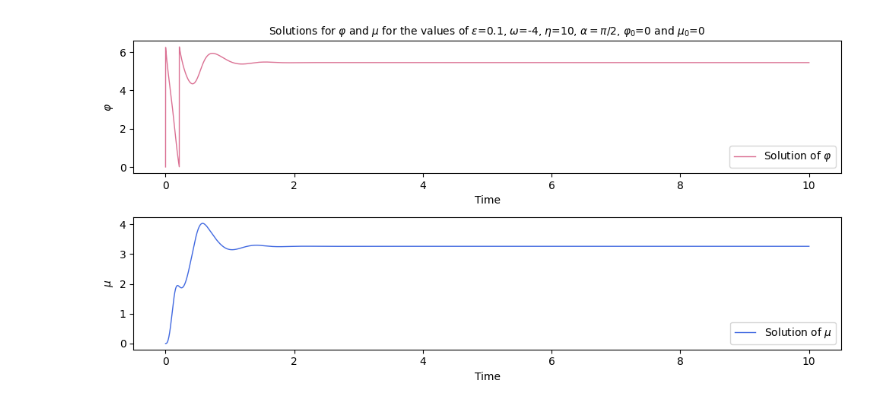
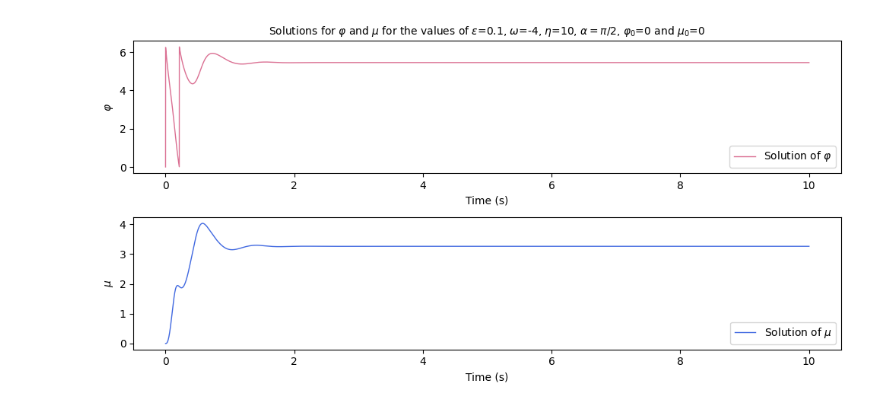
Before and after one commit to IvetS03/thesis_code, a Jupyter notebook: Solution_for_phi_and_mu_for_the_values_of_epsilon=0_1,_omega=_4,_eta=10,_alpha=pi_2_and_initial_conditions_of_[0,0]_.ipynb, the cells around one changed output. Cells and saved outputs as stored; diff of their text form; code cells hidden in the pictures.

```diff
--- a/Solution_for_phi_and_mu_for_the_values_of_epsilon=0_1,_omega=_4,_eta=10,_alpha=pi_2_and_initial_conditions_of_[0,0]_.ipynb
+++ b/Solution_for_phi_and_mu_for_the_values_of_epsilon=0_1,_omega=_4,_eta=10,_alpha=pi_2_and_initial_conditions_of_[0,0]_.ipynb
@@ -34,33 +34,33 @@ t_eval=np.linspace(time_span[0], time_span[1], 10000) #10000 evenly spaced time
 first_initial_condition=initial_conditions[0]
 second_initial_condition=initial_conditions[1]
 
 #Solving the ivp with LSODA and for the given time span and initial conditions
 solution=solve_ivp(
     neuron_model,
     time_span,
     initial_conditions,
     args=(epsilon, omega, eta, alpha),
     t_eval=t_eval,
     method='LSODA'
 )
 
 
 #Plotting two plots, first plot of phi with respect to time and second plot of mu with respect to time.
 t=solution.t
 phi, mu=solution.y
 plt.figure(figsize=(10, 5))
 plt.subplot(2, 1, 1)
 plt.plot(t, np.mod(phi,2*np.pi), color='palevioletred',linewidth=1, label="Solution of $\\varphi$")
 plt.title(f"Solutions for $\\varphi$ and $\\mu$ for the values of $\\epsilon$={epsilon}, $\\omega$={omega}, $\\eta$={eta}, $\\alpha=\\pi/2$, $\\varphi_0$={first_initial_condition} and $\\mu_0$={second_initial_condition} ", fontsize=10)
-plt.xlabel('Time', fontsize=10)
+plt.xlabel('Time (s)', fontsize=10)
 plt.ylabel('$\\varphi$', fontsize=10)
 plt.legend(loc="lower right")
 plt.subplot(2, 1, 2)
 plt.plot(t, mu, color='royalblue',linewidth=1, label="Solution of $\\mu$")
-plt.xlabel('Time', fontsize=10)
+plt.xlabel('Time (s)', fontsize=10)
 plt.ylabel('$\\mu$', fontsize=10)
 plt.legend(loc="lower right")
 plt.tight_layout()
 plt.show()
 # %% [output]
-[figure, old version]
+[figure, new version]
```
Also changed, not shown: 2 other files.
